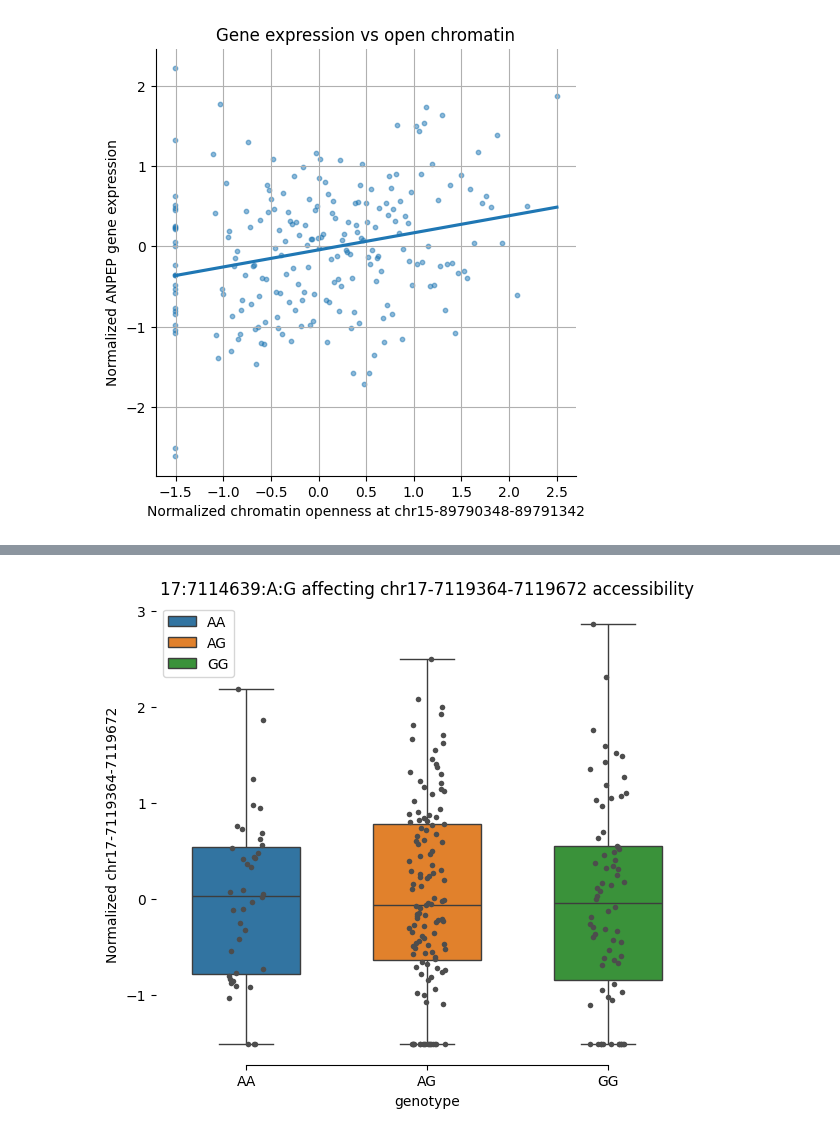
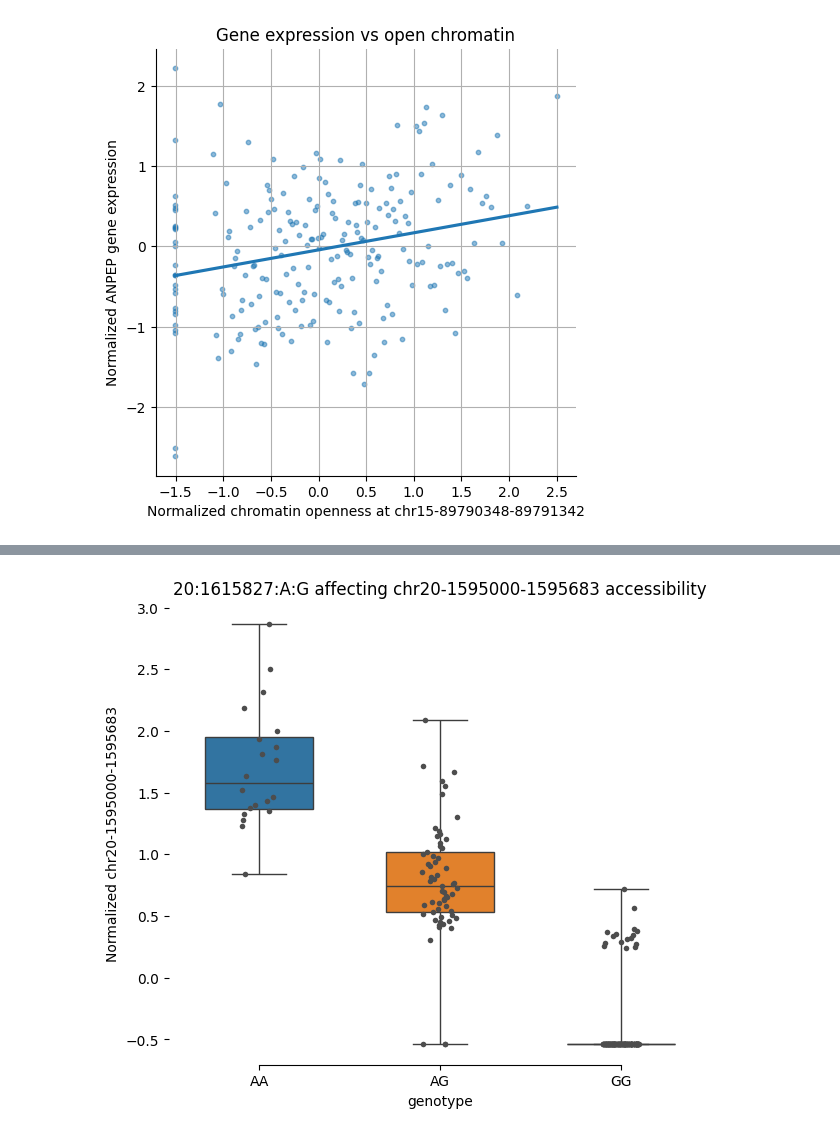
Before and after one commit to molgenis/wijst_multiome, a Jupyter notebook: qtl/mo_plot_qtls.ipynb, the cells around one changed output, grey strips where cells are left out. Saved outputs shown, nothing was run; the diff lists cells and outputs as text; code cells hidden in the pictures.

Commit message:
- corrected plots for caQTLs - added script to filter down to significant effects

```diff
--- a/qtl/mo_plot_qtls.ipynb
+++ b/qtl/mo_plot_qtls.ipynb
@@ -214,25 +192,25 @@ sns.despine(trim=True, left=True)
 caqtl_table = get_qtl_table(omics=atac_data,
                  genotypes=genotypes,
                  omics_smf=atac_smf,
-                 omics_feature='chr17-7119364-7119672',
-                 variant='17:7114639:A:G')
+                 omics_feature='chr20-1595000-1595683',
+                 variant='20:1615827:A:G')
 # add a binary genotype
-caqtl_table['alleles'] = eqtl_table['genotype'].map({0.0 : 'AA', 1.0 : 'AG', 2.0 : 'GG'})
+caqtl_table['alleles'] = caqtl_table['genotype'].map({0.0 : 'AA', 1.0 : 'AG', 2.0 : 'GG'})
 # and sort
 caqtl_table = caqtl_table.sort_values('alleles')
 # %%
 # set plots
 f, ax = plt.subplots(figsize=(7, 6))
 # now create the plot
-sb = sns.boxplot(x="alleles", y="omics", hue="alleles", data=caqtl_table, whis=[0, 100], width=.6).set(title = ' '.join(['17:7114639:A:G', 'affecting', 'chr17-7119364-7119672', 'accessibility']))
+sb = sns.boxplot(x="alleles", y="omics", hue="alleles", data=caqtl_table, whis=[0, 100], width=.6).set(title = ' '.join(['20:1615827:A:G', 'affecting', 'chr20-1595000-1595683', 'accessibility']))
 # Add in points to show each observation
 sp = sns.stripplot(x="alleles", y="omics", data=caqtl_table, size=4, color=".3", linewidth=0)
 # Tweak the visual presentation
 ax.xaxis.grid(False)
-ax.set(ylabel='Normalized chr17-7119364-7119672', xlabel='genotype')
+ax.set(ylabel='Normalized chr20-1595000-1595683', xlabel='genotype')
 sns.despine(trim=True, left=True)
 # %% [output]
-[figure, old version]
+[figure, new version]
 # %%
 # location of the expression and open chromatin co-accessibility/expression
 coa_data_loc = '/groups/umcg-franke-scrna/tmp02/projects/multiome/ongoing/qtl/coaeqtl/sc-eqtlgen/input/L1/merged/monocyte.qtlInput.txt.gz'
```
Also changed, not shown: parts of 16 cells of this notebook, 1 other file.
